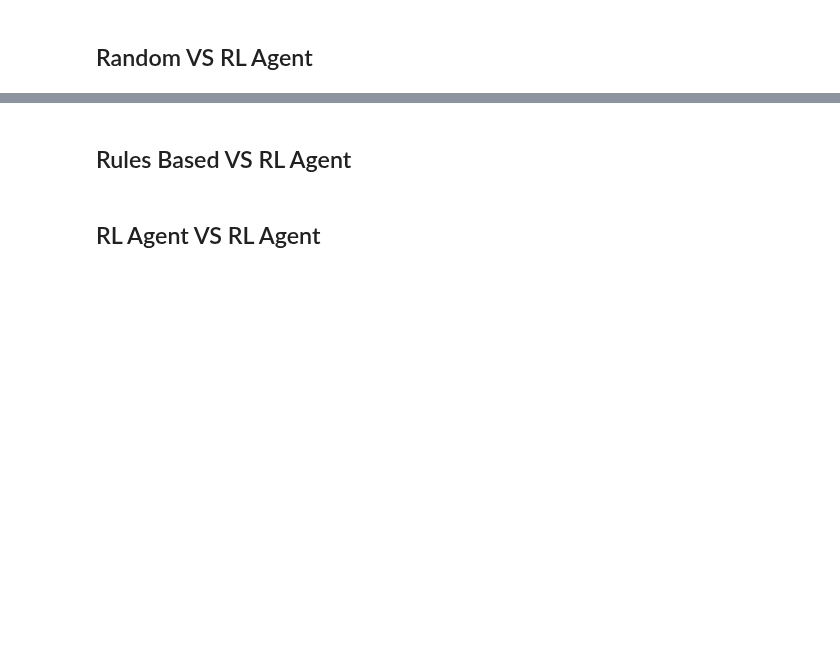
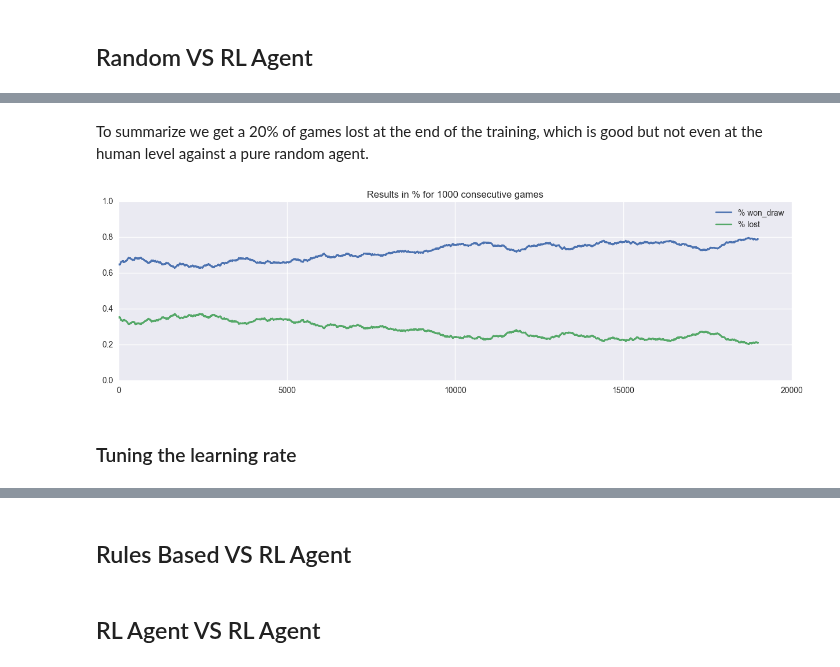
Before and after one commit to TheoLvs/machine-learning, a Jupyter notebook: 2. Reinforcement Learning/3. Reinforcement Learning - Tic Tac Toe.ipynb, the cells around one changed output, grey strips where cells are left out. Drawn from its saved outputs; the diff is of its cells as text; code cells hidden in the pictures; blank space fills up the shorter version.

```diff
--- a/2. Reinforcement Learning/3. Reinforcement Learning - Tic Tac Toe.ipynb
+++ b/2. Reinforcement Learning/3. Reinforcement Learning - Tic Tac Toe.ipynb
@@ -223,0 +257,8 @@ game = Game(player1,player2)
+# %% [markdown]
+To summarize we get a 20% of games lost at the end of the training, which is good but not even at the human level against a pure random agent.
+# %%
+game.plot_results_during_training(player2.running_rewards,rollback=1000,fields = ["won_draw","lost"])
+# %% [output]
+[figure, added]
+# %% [markdown]
+### Tuning the learning rate
```
Also changed, not shown: parts of 49 cells of this notebook, 1 other file.
